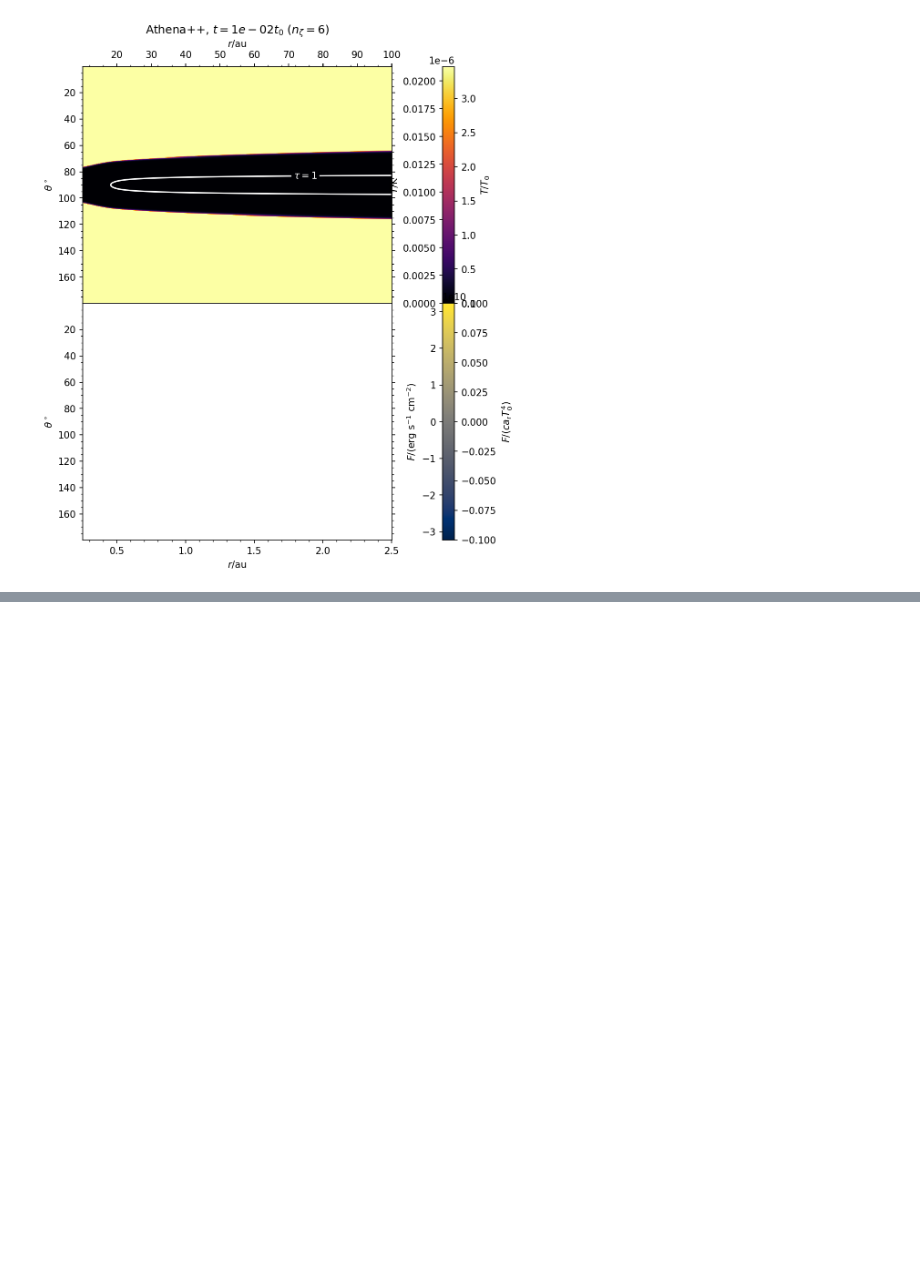
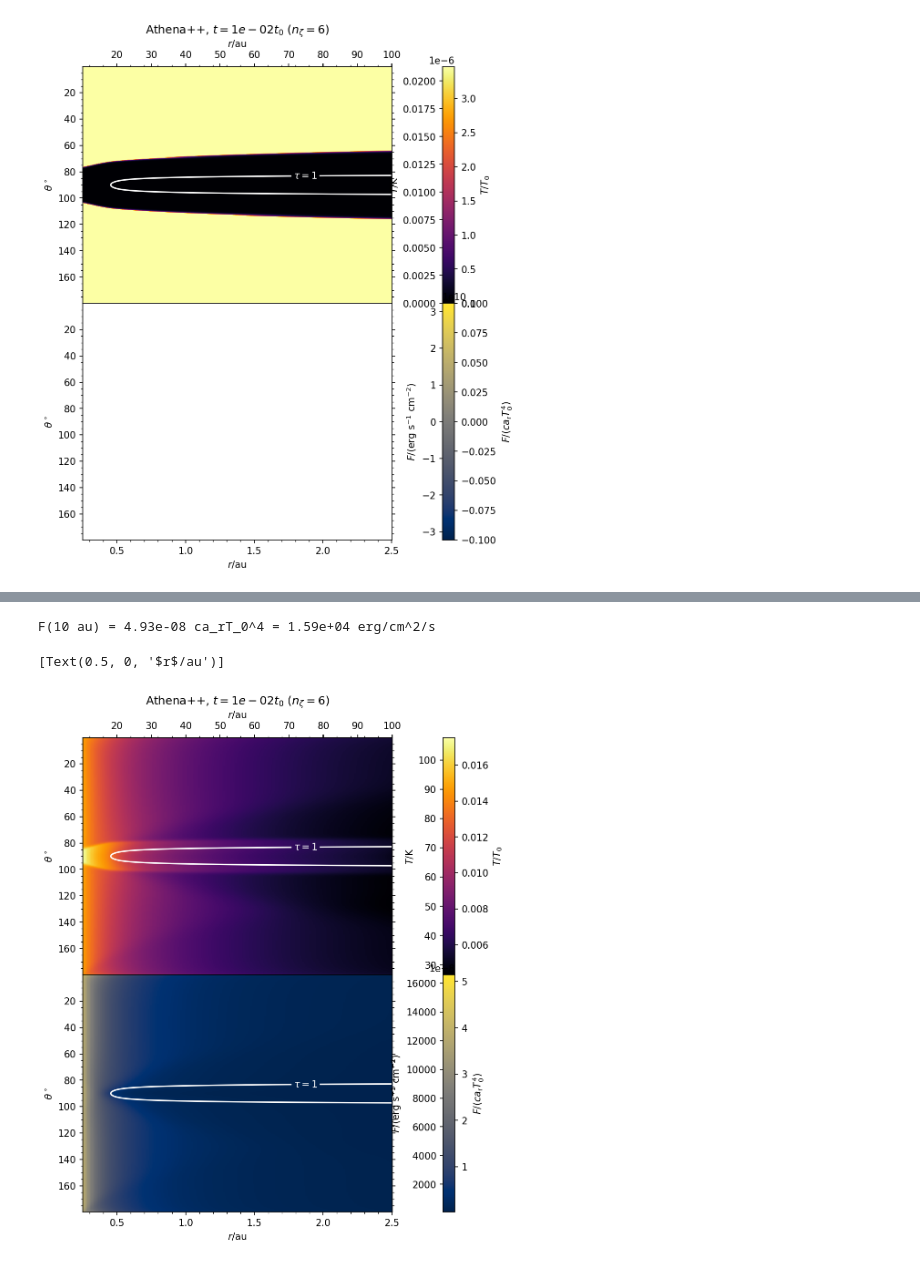
Before and after one commit to sabaronett/rad-hydro, a Jupyter notebook: athena/dev/const_opac_odd_ang/ConstantOpacityOddAng.ipynb, the cells around one changed output, grey strips where cells are left out. Saved outputs shown, nothing was run; the diff lists cells and outputs as text; code cells hidden in the pictures; blank space fills up the shorter version.

```diff
--- a/athena/dev/const_opac_odd_ang/ConstantOpacityOddAng.ipynb
+++ b/athena/dev/const_opac_odd_ang/ConstantOpacityOddAng.ipynb
@@ -812,0 +879,58 @@ F(10 au) = nan ca_rT_0^4 = nan erg/cm^2/s
+# %%
+#===============================================================================
+problem_id = 'const_opac_odd_ang'
+nzeta = 6
+fig, axs = plt.subplots(nrows=2, sharex=True, figsize=(8, 9), dpi=150)
+
+# Read and plot
+path = f'nzeta{nzeta}'
+athinput = athena_read.athinput(f'{path}/athinput.{problem_id}-rome')
+athdf = athena_read.athdf(f'{path}/athdf/{problem_id}.out1.00001.athdf')
+t = athdf['Time']
+# Temperature field
+T_field = athdf['press'][0]/athdf['rho'][0]
+im0 = axs[0].pcolormesh(athdf['x1v'], athdf['x2v']*rad2deg, T_field,
+                        cmap='inferno')
+# Radial flux field
+Fx_field = athdf['Fr1'][0]
+im1 = axs[1].pcolormesh(athdf['x1v'], athdf['x2v']*rad2deg, Fx_field,
+                        cmap='cividis')#, norm=colors.LogNorm())
+# tau = 1 surface
+dtau = athdf['Sigma_a_0'][0]*np.diff(athdf['x1f'])
+tau_field = np.cumsum(dtau, axis=1)
+
+# Format secondary (colorbar) scales in cgs
+ax_r = axs[0].secondary_xaxis('top', functions=(r2au, r2au))
+cbar_T = plt.colorbar(im0, label=r'$T/T_0$', pad=0.12)
+cbar_F = plt.colorbar(im1, label='$F/(ca_\mathrm{r}T_0^4)$', pad=0.12)
+cbar_T_K = cbar_T.ax.secondary_yaxis('left', functions=(T2cgs, T2cgs))
+cbar_F_cgs = cbar_F.ax.secondary_yaxis('left', functions=(F2cgs, F2cgs))
+
+ax_r.set(xlabel=r'$r$/au')
+cbar_T_K.set(ylabel=r'$T$/K')
+cbar_F_cgs.set(ylabel=r'$F$/(erg s$^{-1}$ cm$^{-2}$)')
+
+# Sanity check
+print(f'F(10 au) = {Fx_field[0][0]:.2e} ca_rT_0^4 = '\
+      + f'{F2cgs(Fx_field[0][0]):.2e} erg/cm^2/s')
+
+# Format (sub)plots
+for i, ax in enumerate(axs):
+  CS = ax.contour(athdf['x1v'], athdf['x2v']*rad2deg, tau_field,
+                  [1, 100], colors=['white', 'white'])
+  ax.clabel(CS, CS.levels, fmt=fmt)
+  ax.invert_yaxis()
+  ax.minorticks_on()
+  ax.set(ylabel=r'$\theta^\circ$')
+  ax.tick_params(axis='both', which='both', right=True)
+
+plt.subplots_adjust(hspace=0)
+axs[0].set(title=rf'Athena++, $t={t:.0e}t_0$ ($n_\zeta=${nzeta})')
+axs[0].tick_params(axis='both', which='both', top=True, right=True)
+axs[1].set(xlabel='$r$/au')
+
+# plt.savefig(f'{path}/temp/Fr1({t:.2f}t_0).jpg', bbox_inches='tight')
+# %% [output]
+F(10 au) = 4.93e-08 ca_rT_0^4 = 1.59e+04 erg/cm^2/s
+[Text(0.5, 0, '$r$/au')]
+[figure, added]
```
Also changed, not shown: parts of 6 cells of this notebook.
